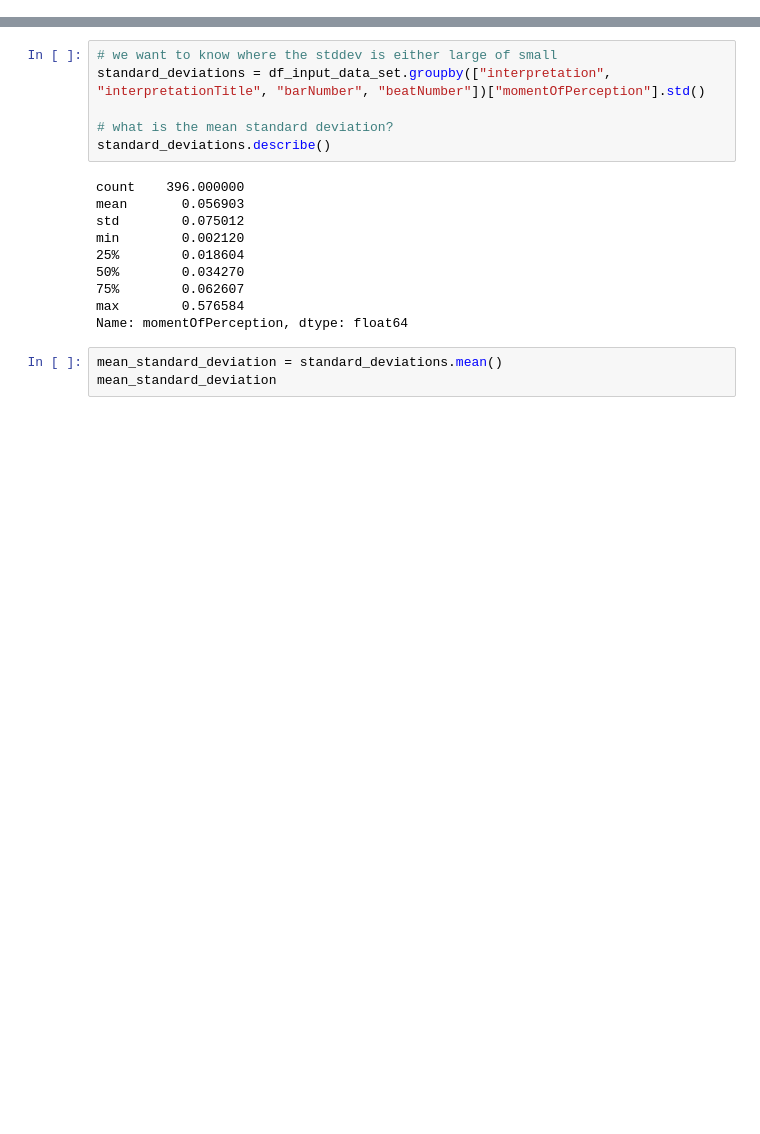
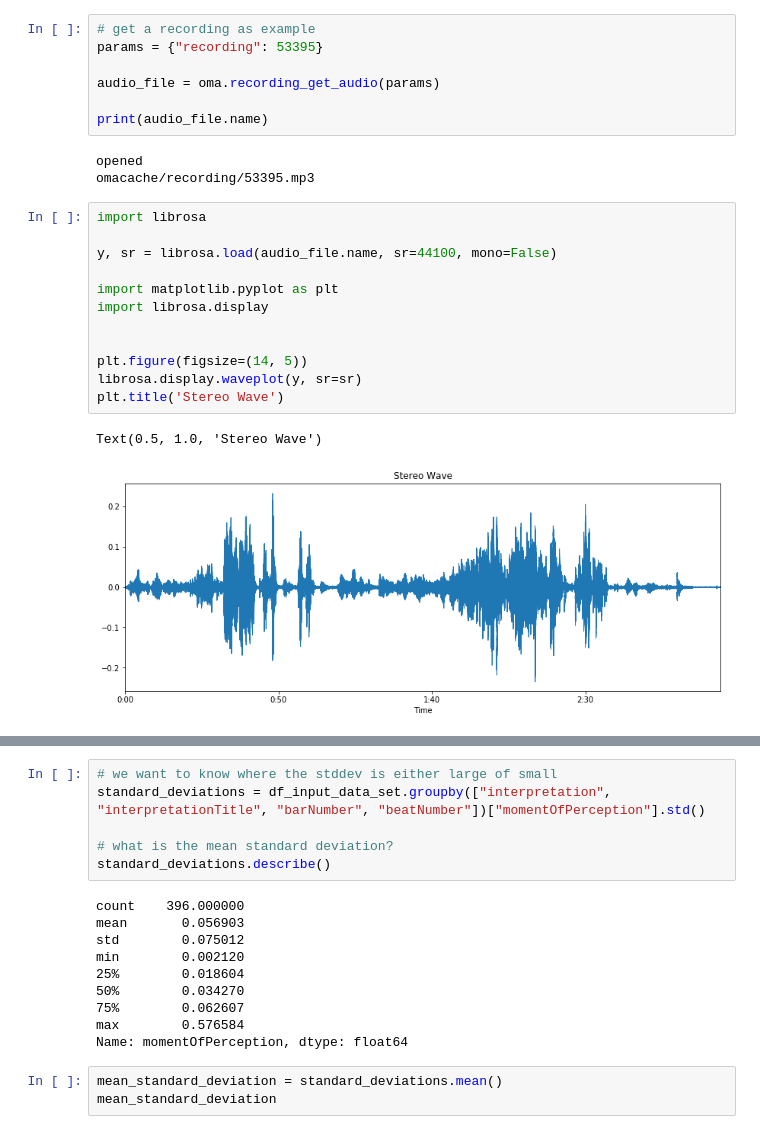
Before and after one commit to KarajanResearch/OpenMusicAnnotations, a Jupyter notebook: jupyter/input/Rhythmic Predictability of Weak-Transient Orchestral Music.ipynb, the cells around one changed output, grey strips where cells are left out. Cells and saved outputs as stored; diff of their text form; blank space fills up the shorter version.

```diff
--- a/jupyter/input/Rhythmic Predictability of Weak-Transient Orchestral Music.ipynb
+++ b/jupyter/input/Rhythmic Predictability of Weak-Transient Orchestral Music.ipynb
@@ -124,0 +224,25 @@ df_input_data_set.head()
+# %%
+# get a recording as example
+params = {"recording": 53395}
+
+audio_file = oma.recording_get_audio(params)
+
+print(audio_file.name)
+# %% [output]
+opened
+omacache/recording/53395.mp3
+# %%
+import librosa
+
+y, sr = librosa.load(audio_file.name, sr=44100, mono=False)
+
+import matplotlib.pyplot as plt
+import librosa.display
+
+
+plt.figure(figsize=(14, 5))
+librosa.display.waveplot(y, sr=sr)
+plt.title('Stereo Wave')
+# %% [output]
+Text(0.5, 1.0, 'Stereo Wave')
+[figure, added]
```
Also changed, not shown: parts of 21 cells of this notebook, 4 other files.
